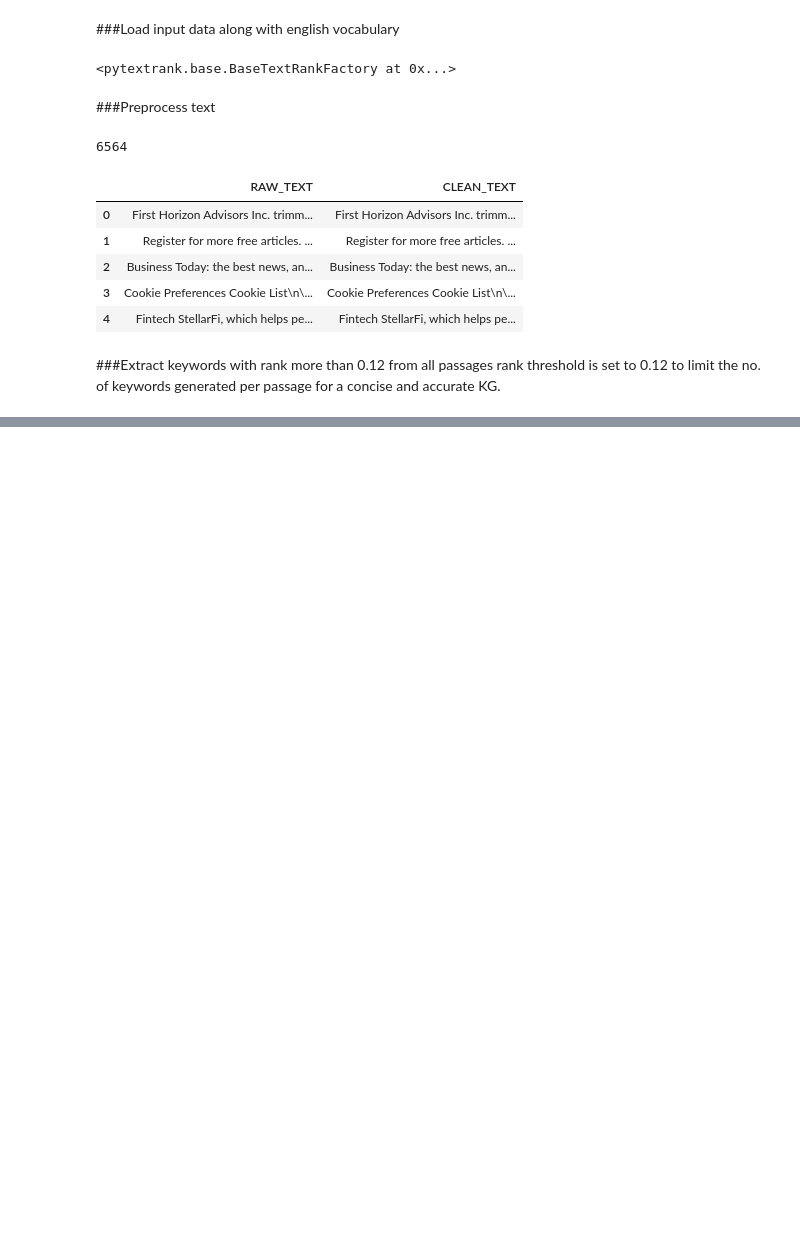
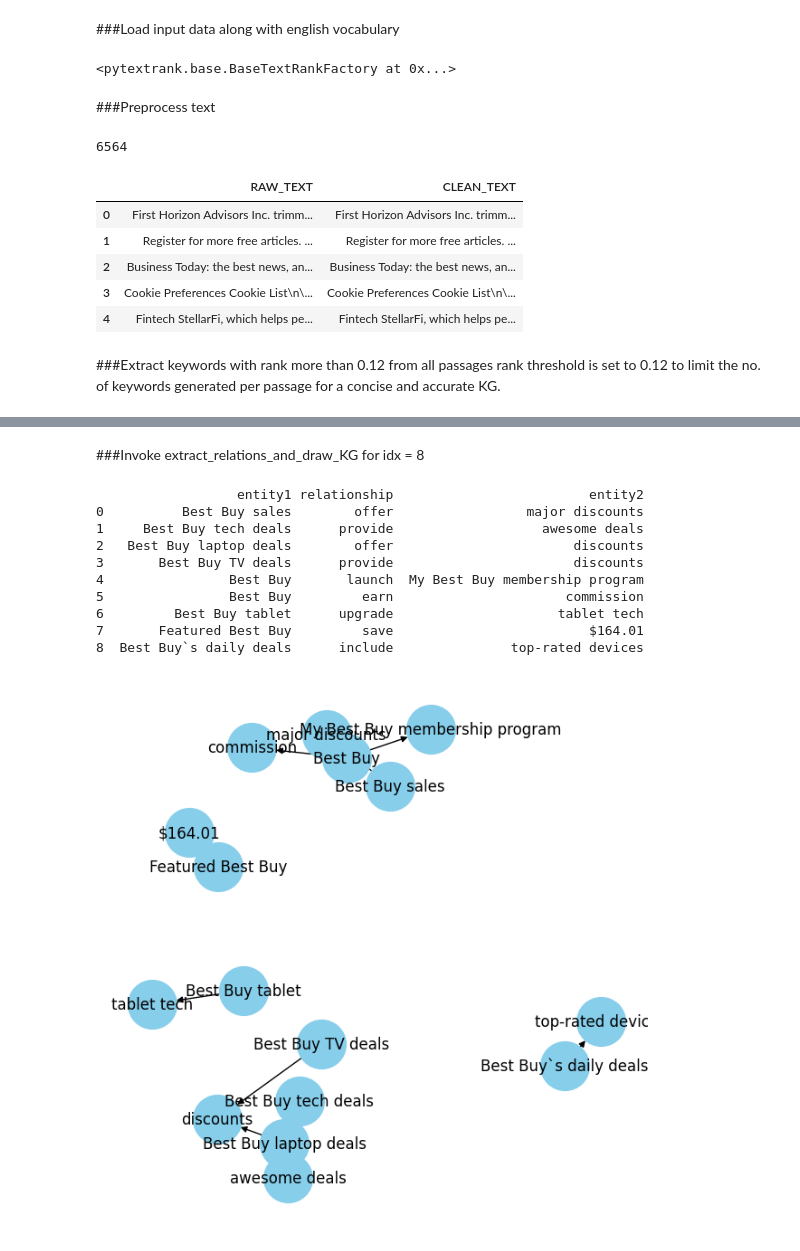
Before and after one commit to Vaaruni2797/Data-Integration-Project, a Jupyter notebook: DSE203_HW2.ipynb, the cells around one changed output, grey strips where cells are left out. Cells and saved outputs as stored; diff of their text form; code cells hidden in the pictures; blank space fills up the shorter version.

```diff
--- a/DSE203_HW2.ipynb
+++ b/DSE203_HW2.ipynb
@@ -247,0 +174,16 @@ plt.show()
+# %% [markdown]
+###Invoke extract_relations_and_draw_KG for idx = 8
+# %%
+extract_relations_and_draw_KG(8, new_docs, 'CLEAN_TEXT')
+# %% [output]
+                  entity1 relationship                         entity2
+0          Best Buy sales        offer                 major discounts
+1     Best Buy tech deals      provide                   awesome deals
+2   Best Buy laptop deals        offer                       discounts
+3       Best Buy TV deals      provide                       discounts
+4                Best Buy       launch  My Best Buy membership program
+5                Best Buy         earn                      commission
+6         Best Buy tablet      upgrade                     tablet tech
+7       Featured Best Buy         save                         $164.01
+8  Best Buy`s daily deals      include               top-rated devices
+[figure, added]
```
Also changed, not shown: parts of 21 cells of this notebook.
